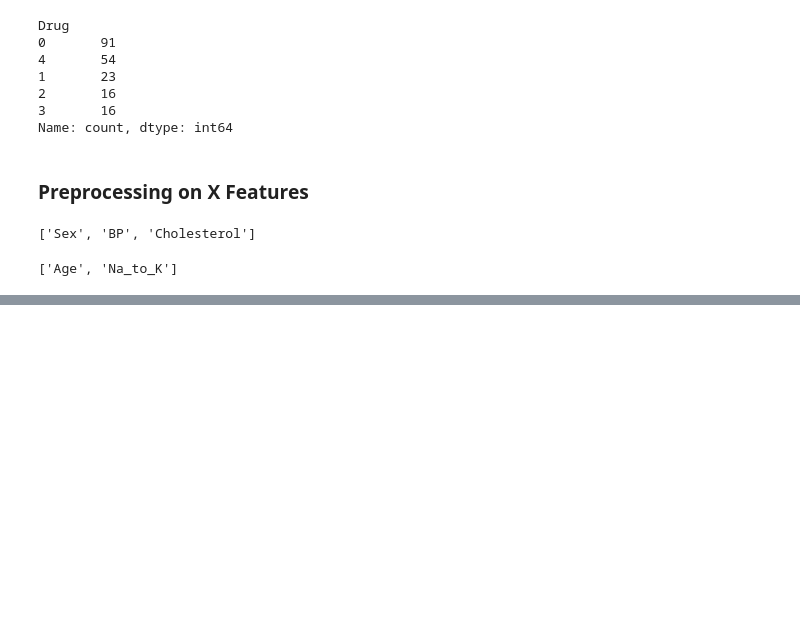
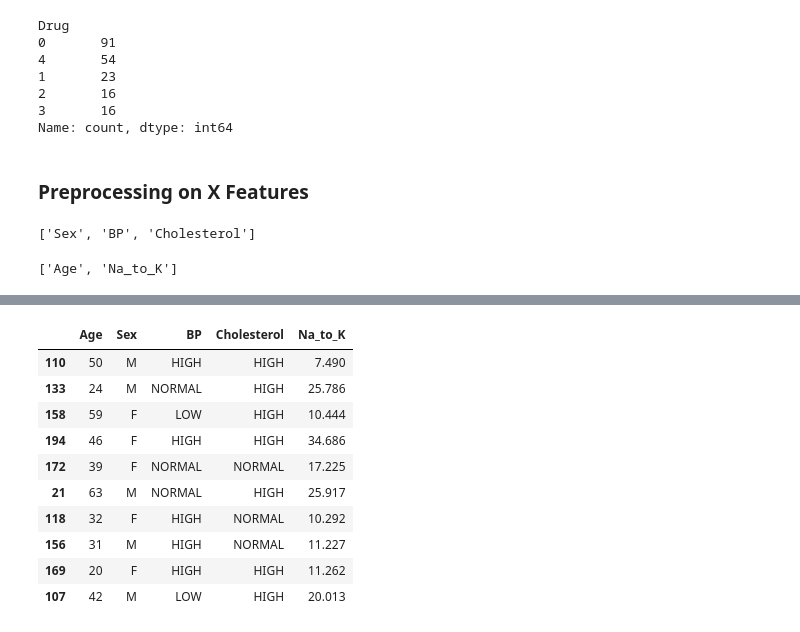
Before and after one commit to dpksomvanshi/Code-Repository, a Jupyter notebook: Ensamble Random Forest/RandomForestClassifier.ipynb, the cells around one changed output, grey strips where cells are left out. Saved outputs shown, nothing was run; the diff lists cells and outputs as text; code cells hidden in the pictures; blank space fills up the shorter version.

```diff
--- a/Ensamble Random Forest/RandomForestClassifier.ipynb
+++ b/Ensamble Random Forest/RandomForestClassifier.ipynb
@@ -122,0 +381,15 @@ ValueError: too many values to unpack (expected 2)
+# %%
+xsample = xsample.drop(labels=['Drug'], axis= 1)
+xsample
+# %% [output]
+|  | Age | Sex | BP | Cholesterol | Na_to_K |
+| 110 | 50 | M | HIGH | HIGH | 7.490 |
+| 133 | 24 | M | NORMAL | HIGH | 25.786 |
+| 158 | 59 | F | LOW | HIGH | 10.444 |
+| 194 | 46 | F | HIGH | HIGH | 34.686 |
+| 172 | 39 | F | NORMAL | NORMAL | 17.225 |
+| 21 | 63 | M | NORMAL | HIGH | 25.917 |
+| 118 | 32 | F | HIGH | NORMAL | 10.292 |
+| 156 | 31 | M | HIGH | NORMAL | 11.227 |
+| 169 | 20 | F | HIGH | HIGH | 11.262 |
+| 107 | 42 | M | LOW | HIGH | 20.013 |
```
Also changed, not shown: parts of 36 cells of this notebook, 2 other files.
